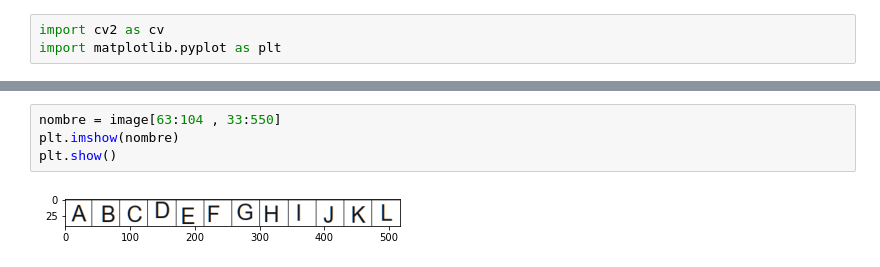
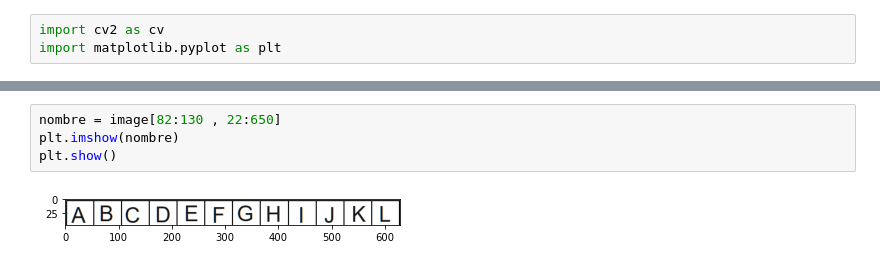
Before and after one commit to charlie4498/EmbebidosP3, a Jupyter notebook: Edicion_Img.ipynb, the cells around one changed output, grey strips where cells are left out. Drawn from its saved outputs; the diff is of its cells as text.

```diff
--- a/Edicion_Img.ipynb
+++ b/Edicion_Img.ipynb
@@ -11,6 +10,6 @@ plt.show()
 # %%
-nombre = image[63:104 , 33:550]
+nombre = image[82:130 , 22:650]
 plt.imshow(nombre)
 plt.show()
 # %% [output]
-[figure, old version]
+[figure, new version]
```
Also changed, not shown: parts of 8 cells of this notebook.
